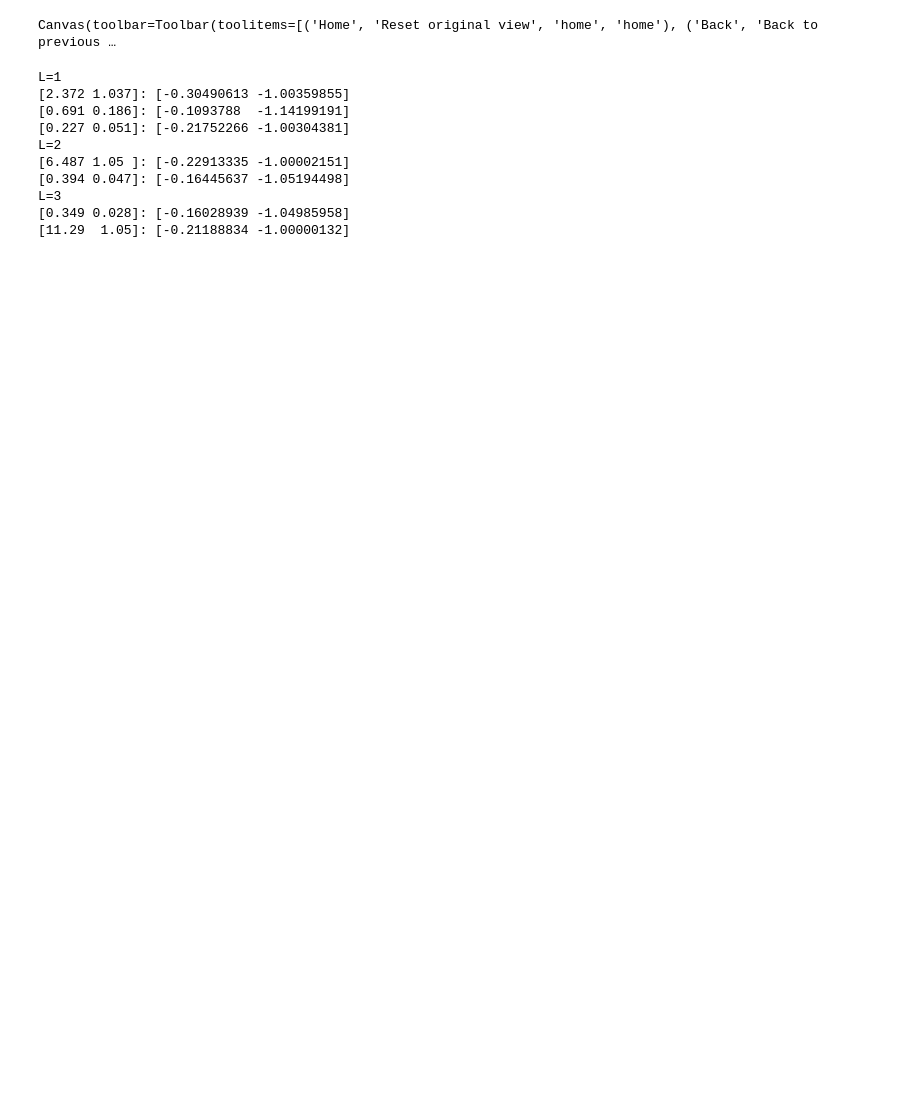
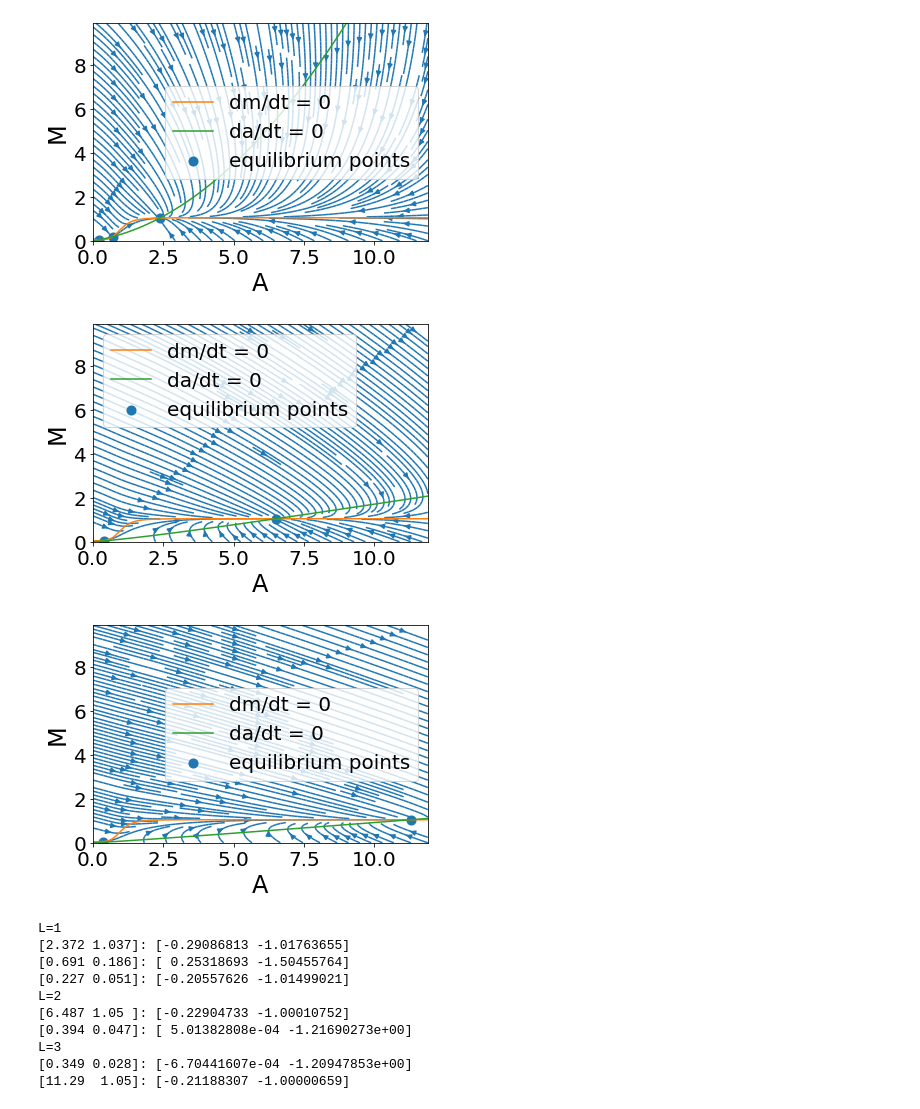
Before and after one commit to Nickvs99/ComputationalBiology, a Jupyter notebook: Set2/lac_operon.ipynb, the cells around one changed output. Saved outputs shown, nothing was run; the diff lists cells and outputs as text; code cells hidden in the pictures; blank space fills up the shorter version.

Commit message:
Fixed jacobian, equilibrium points are now correctly identified

```diff
--- a/Set2/lac_operon.ipynb
+++ b/Set2/lac_operon.ipynb
@@ -78,44 +78,46 @@ def plot_lac_operon_streamplot(Ms, As, L, Vmax=1, n=5, Km=2, k1=0.05, k2=1, k3=1
     # Compute nullclines for dm/dt=0 and da/dt=0
     m_nulls = M_nullcline(Ms, As, L)
     a_nulls = A_nullcline(Ms, As, L)
 
     # Compute equilibrium points
     equilibrium_points = obtain_equilibrium_points(L, Ms, As, Vmax=Vmax, n=n, Km=Km, k1=k1, k2=k2, k3=k3, k4=k4, k5=k5)
 
 
     x_velocities = np.array(x_velocities)
     y_velocities = np.array(y_velocities)
 
     plt.ylim(Ms[0], Ms[-1])
     plt.streamplot(As, Ms, x_velocities, y_velocities, density=2)
 
     plt.plot(As, m_nulls, label="dm/dt = 0")
     plt.plot(As, a_nulls, label="da/dt = 0")
 
     plt.scatter(equilibrium_points[:,0], equilibrium_points[:, 1], marker="o", alpha=1, s=50, linewidths=3, label="equilibrium points")
 
     plt.xlabel("A")
     plt.ylabel("M")
 
     plt.legend()
     plt.show()
 
-%matplotlib widget
+%matplotlib inline
 
 As = np.arange(0, 12, 0.1)
 Ms = np.arange(0, 10, 0.1)
 plot_lac_operon_streamplot(Ms, As, L=1)
-# plot_lac_operon_streamplot(Ms, As, L=2)
-# plot_lac_operon_streamplot(Ms, As, L=3)
+plot_lac_operon_streamplot(Ms, As, L=2)
+plot_lac_operon_streamplot(Ms, As, L=3)
 # %% [output]
-Canvas(toolbar=Toolbar(toolitems=[('Home', 'Reset original view', 'home', 'home'), ('Back', 'Back to previous …
+[figure, added]
+[figure, added]
+[figure, added]
 # %%
 def jacobian(x, L, Vmax=1, n=5, Km=2, k1=0.05, k2=1, k3=1, k4=1, k5=0.2):
 
      A, M = x
      J = [[-k5  - Vmax * M * Km / (Km + A) ** 2,
             k4 * L - Vmax * A / (Km + A)],
-          [k2 * A ** (n - 1) / (1 + A ** n) ** 2,
+          [n * k2 * A ** (n - 1) / (1 + A ** n) ** 2,
            -k3]]
 
      return np.array(J)
@@ -126,15 +128,9 @@ def identify_equilibrium_points(equilibrium_points, L, Vmax=1, n=5, Km=2, k1=0.0
 
           jacob = jacobian(equilibrium_point, L, Vmax=Vmax, n=n, Km=Km, k1=k1, k2=k2, k3=k3, k4=k4, k5=k5)
 
-          # jacob[[0, 1]] = jacob[[1, 0]]                              # Swap rows
-          # jacob[:, 0], jacob[:, 1] = jacob[:, 1], jacob[:, 0].copy() # Swap columns
-          # jacob = np.transpose(jacob)                                # Transpose
-
           eigenvalues = linalg.eigvals(jacob)
 
           print(f"{equilibrium_point}: {eigenvalues}")
-
-# TODO it finds wrong type of equilibrium points
 
 print("L=1")
 points = obtain_equilibrium_points(1, Ms, As)
@@ -149,15 +145,15 @@ points = obtain_equilibrium_points(3, Ms, As)
 identify_equilibrium_points(points, 3)
 # %% [output]
 L=1
-[2.372 1.037]: [-0.30490613 -1.00359855]
-[0.691 0.186]: [-0.1093788  -1.14199191]
-[0.227 0.051]: [-0.21752266 -1.00304381]
+[2.372 1.037]: [-0.29086813 -1.01763655]
+[0.691 0.186]: [ 0.25318693 -1.50455764]
+[0.227 0.051]: [-0.20557626 -1.01499021]
 L=2
-[6.487 1.05 ]: [-0.22913335 -1.00002151]
-[0.394 0.047]: [-0.16445637 -1.05194498]
+[6.487 1.05 ]: [-0.22904733 -1.00010752]
+[0.394 0.047]: [ 5.01382808e-04 -1.21690273e+00]
 L=3
-[0.349 0.028]: [-0.16028939 -1.04985958]
-[11.29  1.05]: [-0.21188834 -1.00000132]
+[0.349 0.028]: [-6.70441607e-04 -1.20947853e+00]
+[11.29  1.05]: [-0.21188307 -1.00000659]
 # %%
 def lac_operon(y, t, L):
 
```
Also changed, not shown: parts of 1 cell of this notebook.
